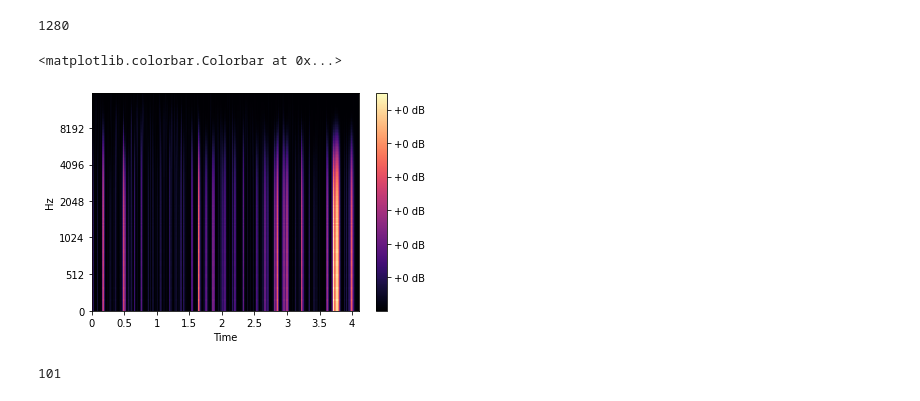
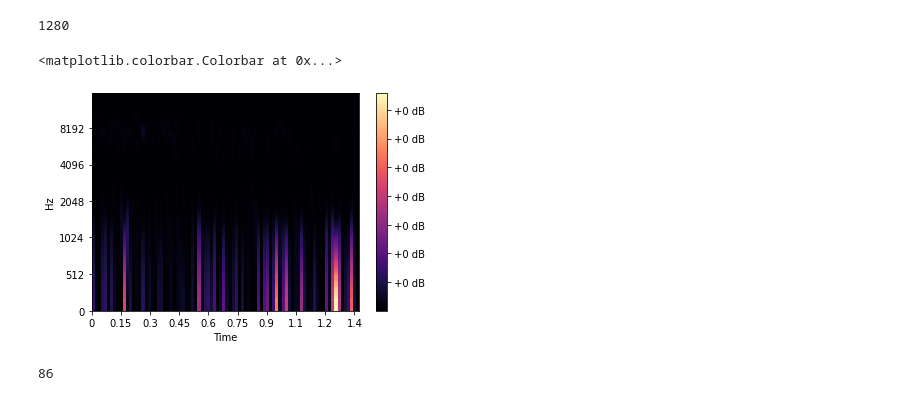
Before and after one commit to MoMe37/AlphPipeline, a Jupyter notebook: scripts/mel_spec.ipynb, the cells around one changed output. Saved outputs shown, nothing was run; the diff lists cells and outputs as text; code cells hidden in the pictures.

Commit message:
model_creation + data prep init

```diff
--- a/scripts/mel_spec.ipynb
+++ b/scripts/mel_spec.ipynb
@@ -6,5 +7,5 @@ import matplotlib.pyplot as plt
 # %%
-samples, sample_rate = librosa.load("../../fadg0/audio/sa1.wav", sr=None)
+samples, sample_rate = librosa.load("../../AlphData/fadg0/audio/sa1.wav", sr=None)
 # %%
 print("sample : ", samples)
 print("len : ", len(samples))
@@ -15,20 +16,20 @@ len :  152320
 # %%
 sample = []
 for i in range(119):
-    sample.append(samples[int(i*(len(samples)/119)):min(int((i+1)*(len(samples)/119)))])
+    sample.append(samples[int(i*(len(samples)/119)):int((i+1)*(len(samples)/119))])
 len(sample[0])
 # %% [output]
 1280
 # %%
 mel_spec = []
 for i in range(119):
-    mel_spec.append(librosa.feature.melspectrogram(y=sample[i], sr=sample_rate, n_fft = 2048, hop_length = 50 , win_length=100))
+    mel_spec.append(librosa.feature.melspectrogram(y=sample[i], sr=sample_rate, n_fft = 2048, hop_length = 15, win_length=30))
 librosa.display.specshow(mel_spec[69], sr=sample_rate, x_axis='time', y_axis='mel')
 plt.colorbar(format='%+2.0f dB')
 # %% [output]
 <matplotlib.colorbar.Colorbar at 0x...>
-[figure, old version]
+[figure, new version]
 # %%
 len(mel_spec[0][0])
 # %% [output]
-101
+86
```
Also changed, not shown: parts of 3 cells of this notebook, 8 other files.
